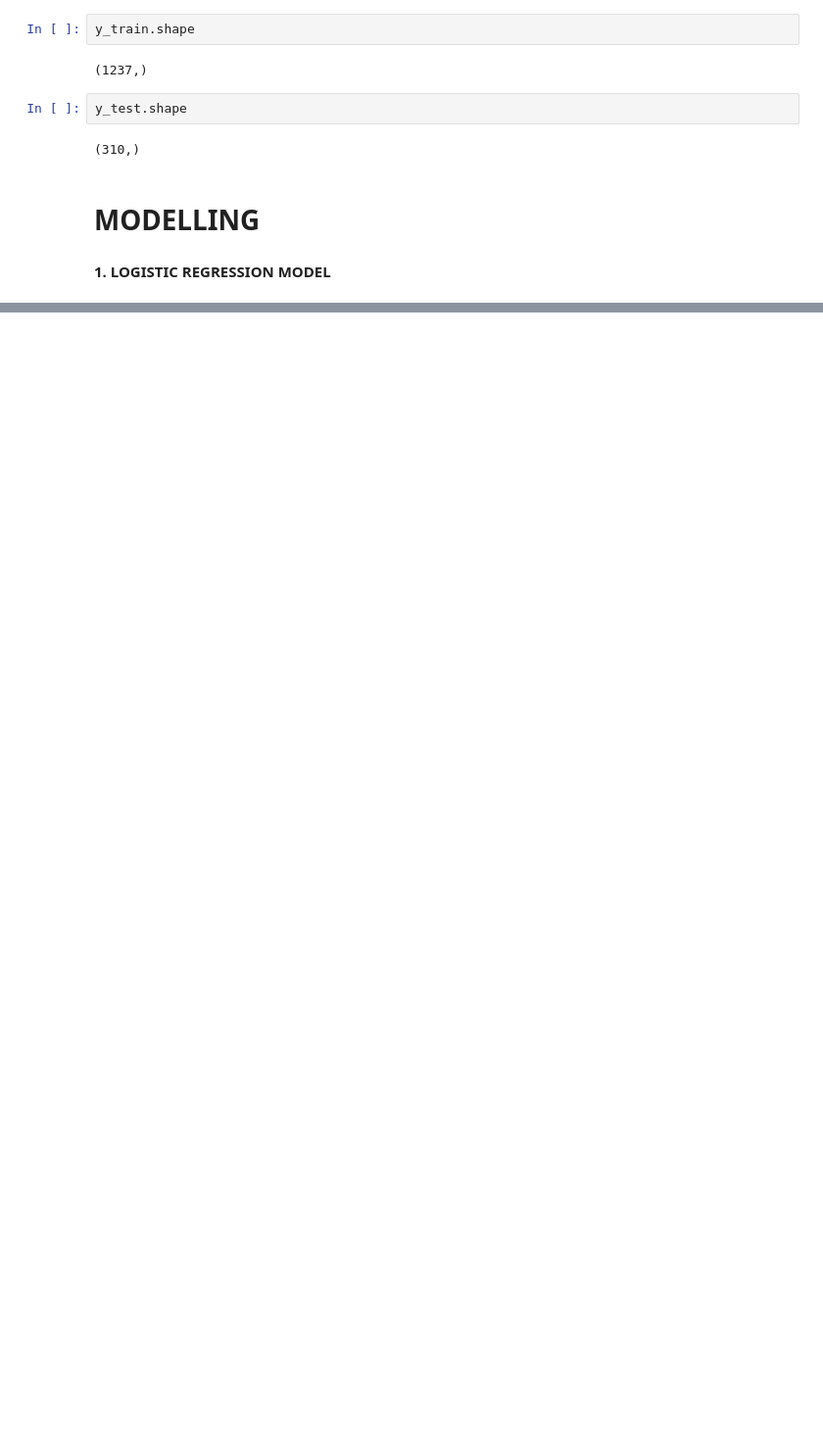
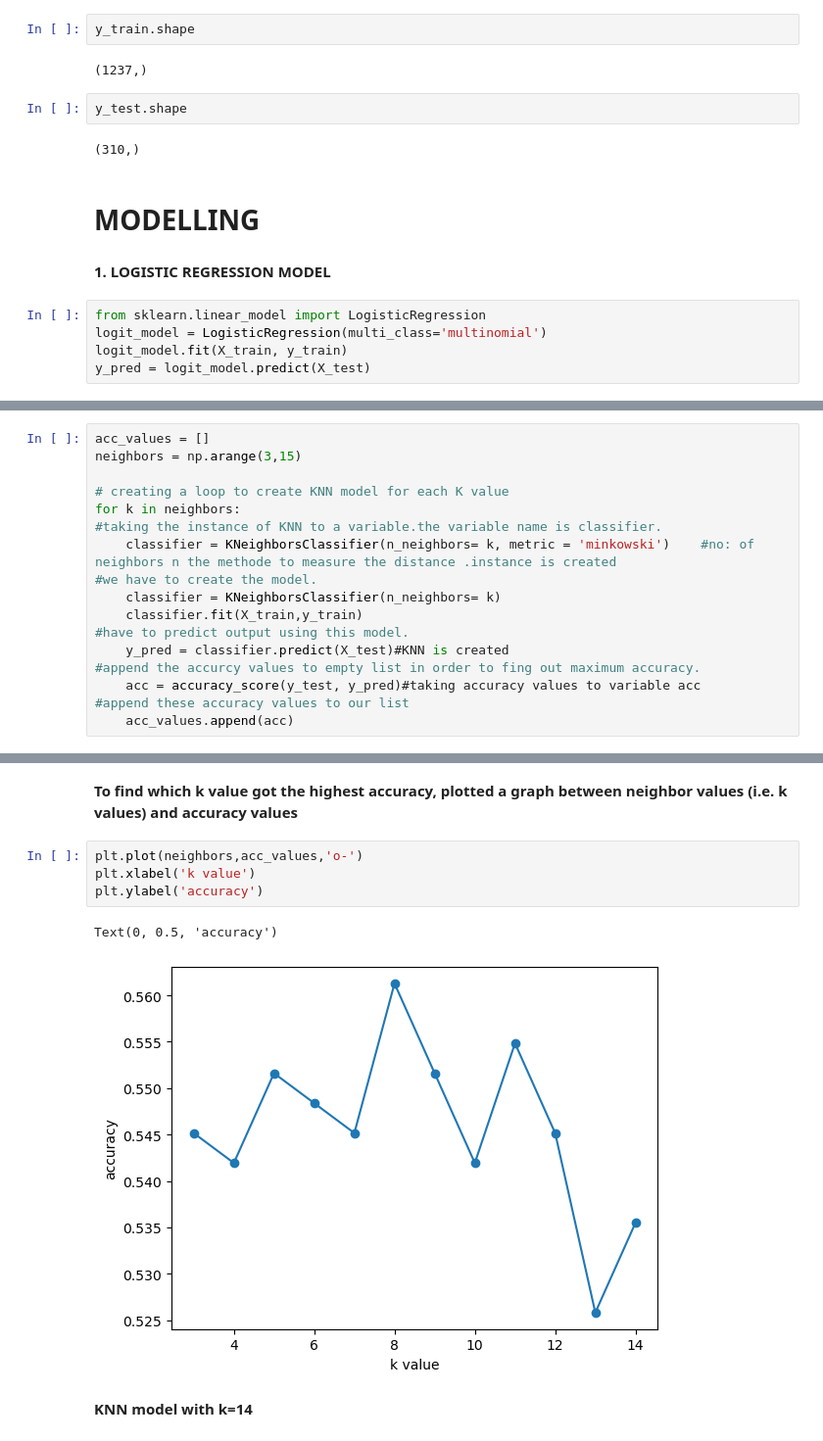
Before and after one commit to safna-kallingal/RIO-125_Drug_Side_Effects, a Jupyter notebook: Classification_of_drug.ipynb, the cells around one changed output, grey strips where cells are left out. Shown at 98% size. Cells and saved outputs as stored; diff of their text form; blank space fills up the shorter version.

```diff
--- a/Classification_of_drug.ipynb
+++ b/Classification_of_drug.ipynb
@@ -1348,3 +1348,8 @@ y_test.shape
 # **MODELLING**
 # %% [markdown]
 **1. LOGISTIC REGRESSION MODEL**
+# %%
+from sklearn.linear_model import LogisticRegression
+logit_model = LogisticRegression(multi_class='multinomial')
+logit_model.fit(X_train, y_train)
+y_pred = logit_model.predict(X_test)
@@ -1350,0 +1379,17 @@ y_test.shape
+# %%
+acc_values = []
+neighbors = np.arange(3,15)
+
+# creating a loop to create KNN model for each K value
+for k in neighbors:
+#taking the instance of KNN to a variable.the variable name is classifier.
+    classifier = KNeighborsClassifier(n_neighbors= k, metric = 'minkowski')    #no: of neighbors n the methode to measure the distance .instance is created
+#we have to create the model.
+    classifier = KNeighborsClassifier(n_neighbors= k)
+    classifier.fit(X_train,y_train)
+#have to predict output using this model.
+    y_pred = classifier.predict(X_test)#KNN is created
+#append the accurcy values to empty list in order to fing out maximum accuracy.
+    acc = accuracy_score(y_test, y_pred)#taking accuracy values to variable acc
+#append these accuracy values to our list
+    acc_values.append(acc)
@@ -1350,0 +1411,11 @@ y_test.shape
+# %% [markdown]
+**To find which k value got the highest accuracy, plotted a graph between neighbor values (i.e. k values) and accuracy values**
+# %%
+plt.plot(neighbors,acc_values,'o-')
+plt.xlabel('k value')
+plt.ylabel('accuracy')
+# %% [output]
+Text(0, 0.5, 'accuracy')
+[figure, added]
+# %% [markdown]
+**KNN model with k=14**
```
Also changed, not shown: parts of 65 cells of this notebook.
